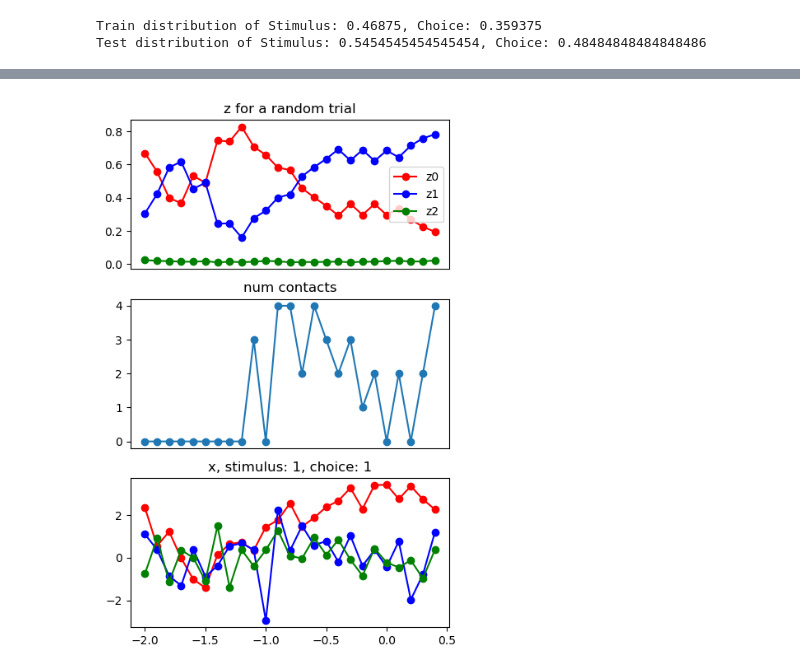
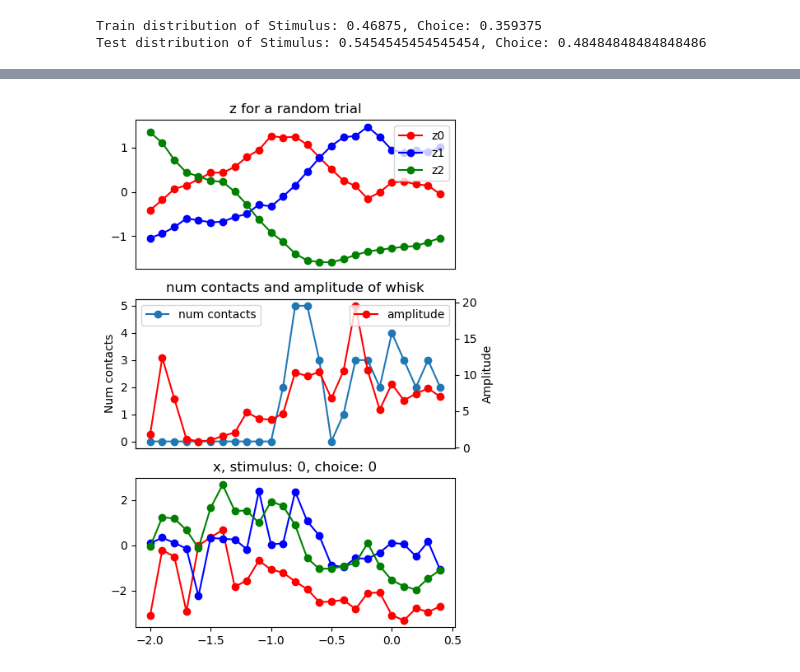
Before and after one commit to methi1999/switching_subspace, a Jupyter notebook: sup.ipynb, the cells around one changed output, grey strips where cells are left out. Cells and saved outputs as stored; diff of their text form; code cells hidden in the pictures.

Commit message:
added amplitude

```diff
--- a/sup.ipynb
+++ b/sup.ipynb
@@ -94,8 +95,8 @@ def test(model, test_loader, n_samples):
 # %%
 config = utils.read_config()
 # create model and optimizer
-# model = Model(config, input_dim=emissions_dim)
-model = Model(config, input_dim=emissions_dim, neuron_bias=neuron_bias)
+model = Model(config, input_dim=emissions_dim)
+# model = Model(config, input_dim=emissions_dim, neuron_bias=neuron_bias)
 # model = torch.compile(model)
 early_stop = EarlyStopping(patience=config['early_stop']['patience'], delta=config['early_stop']['delta'], trace_func=print)
 # scheduler = torch.optim.lr_scheduler.ReduceLROnPlateau(optimizer, 'min', threshold=1, verbose=True, patience=5, factor=0.5)
@@ -330,31 +325,13 @@ for i in range(5):
             axs[i, j].set_facecolor('pink')
 axs[0, 0].legend()
 # %%
-# # plot trial averaged latent space
-# with torch.no_grad():
-#     _, (mu, A), (z, x), _ = model.forward(spikes)
-#     z, x = z.numpy(), x.numpy()
-# # z, x = torch.nn.Softmax(dim=2)(mu[:, :, :model.vae.z_dim]).numpy(), mu[:, :, model.vae.z_dim:].numpy()
-# # z_std, x_std = np.std(z, axis=0), np.std(x, axis=0)
-# fig, axs = plt.subplots(2, 1, figsize=(4, 8))
-# z_avg, x_avg = np.mean(z, axis=0), np.mean(x, axis=0)
-# # make x ticks of range 0.1 from -2 to 0.5
-# bin_len = config['shape_dataset']['win_len']
-# t = np.arange(-2, 0.5, bin_len)
-# for i in range(z.shape[2]):
-#     axs[0].plot(t, z_avg[:, i], label='z{}'.format(i))
-#     axs[1].plot(t, x_avg[:, i], label='x{}'.format(i))
-# axs[0].set_title('z')
-# axs[1].set_title('x')
-# axs[0].legend()
-# axs[1].legend()
-
 # plot trial averaged latent space
 # z, x = torch.nn.Softmax(dim=2)(mu[:, :, :model.vae.z_dim]).numpy(), mu[:, :, model.vae.z_dim:].numpy()
-z = z_all
-# z = z_mu_all
+# z = z_all
+z = z_mu_all
 # z = z_all_presoftmax
-x = x_all
+# x = x_all
+x = x_mu_all
 z_std = np.std(z, axis=0)
 z_avg = np.mean(z, axis=0)
 # make x ticks of range 0.1 from -2 to 0.5
@@ -509,4 +479,5 @@ Choice Accuracy - train: 0.9671 +- 0.0128, test: 0.6539 +- 0.0254
 # %%
+# plot a random trial
 stim, choice = behaviour_data[:, 0].numpy(), behaviour_data[:, 1].numpy()
 # examine a random trial
 trial_idx = np.random.randint(len(z))
@@ -531,9 +502,17 @@ axs[0].set_title('z for a random trial')
 axs[0].legend()
 axs[0].set_xticks([])
 # plot num contacts
-axs[1].plot(t, num_contacts[trial_idx], marker='o')
-axs[1].set_title('num contacts')
+axs[1].plot(t, num_contacts[trial_idx], marker='o', label='num contacts')
+axs[1].set_title('num contacts and amplitude of whisk')
 axs[1].set_xticks([])
+axs[1].set_ylabel('Num contacts')
+axs[1].legend(loc='upper left')
+# plot on right y axis
+ax2 = axs[1].twinx()
+ax2.plot(t, amp[trial_idx], marker='o', label='amplitude', color='red')
+ax2.legend(loc='upper right')
+ax2.set_ylabel('Amplitude')
+
 # # plot time bin distribution
 # tbd = misc_all[2]
 # axs[2].plot(t, tbd[trial_idx, :, 0], label='z0', marker='o')
@@ -542,33 +521,33 @@ axs[1].set_xticks([])
 # axs[2].set_title('Softmax output of z before computing peak')
 # plot x
 axs[2].plot(t, x[trial_idx, :, 0], label='x0', marker='o', color=colors[0])
 axs[2].plot(t, x[trial_idx, :, 1], label='x1', marker='o', color=colors[1])
 axs[2].plot(t, x[trial_idx, :, 2], label='x2', marker='o', color=colors[2])
 axs[2].set_title('x, stimulus: {}, choice: {}'.format(stim[trial_idx].astype(int), choice[trial_idx].astype(int)))
 
 if plot_g:
     # plot g
     def dt(x):
         # pad with zeros on both side. x is of shape (t,)
         x = np.concatenate((np.zeros((1,)), x, np.zeros((1,))), axis=0)
         # compute difference
         centred = (x[2:] - x[:-2])/2
         # forward
         forward = x[2:] - x[1:-1]
         # backward
         backward = x[1:-1] - x[:-2]
         return forward
     g = g_all
     axs[3].plot(t, g[trial_idx, :, 0], label='g0', marker='o')
     axs[3].plot(t, g[trial_idx, :, 1], label='g1', marker='o')
     # axs[3].plot(t, g[trial_idx, :, 2], label='g2', marker='o')
     # axs[3].plot(t, dt(g[trial_idx, :, 0]), label='dg0', marker='o')
     # axs[3].plot(t, dt(g[trial_idx, :, 1]), label='dg1', marker='o')
     # axs[3].plot(t, dt(g[trial_idx, :, 2]), label='dg2', marker='o')
     axs[3].set_title('g, stimulus: {}, choice: {}'.format(stim[trial_idx].astype(int), choice[trial_idx].astype(int)))
     # axs[3].set_ylim(-2, 2)
     axs[3].legend()
 # %% [output]
-[figure, old version]
+[figure, new version]
 # %%
 # examine a random trial
```
Also changed, not shown: parts of 15 cells of this notebook, 7 other files.
